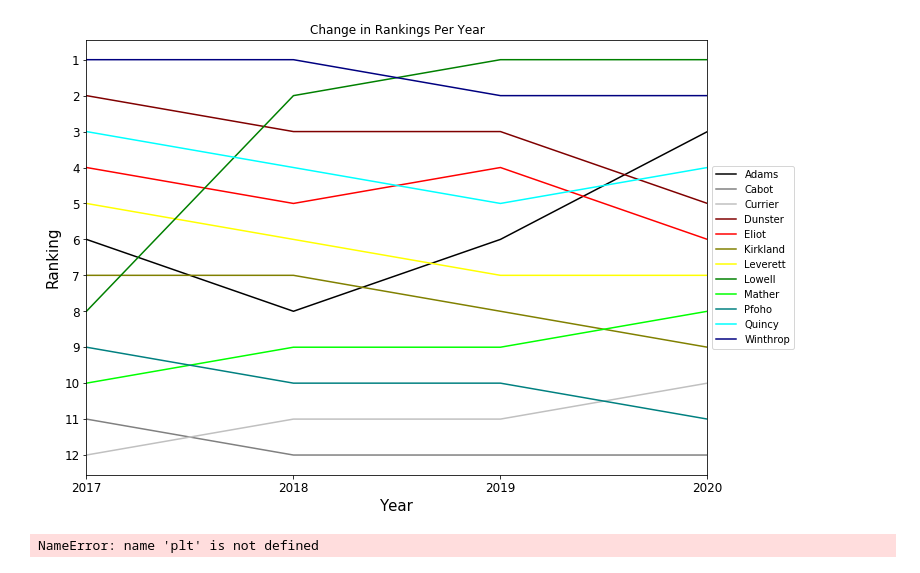
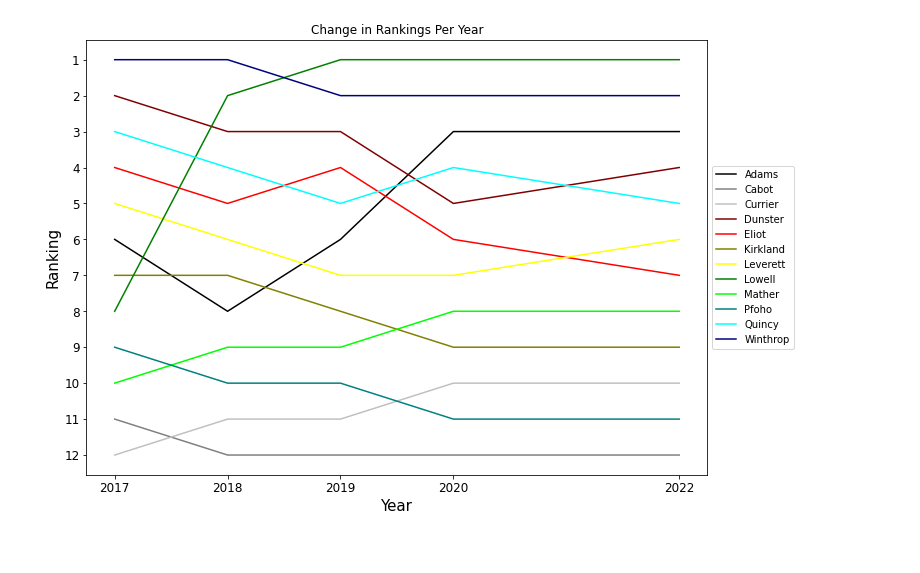
Before and after one commit to kushalc03/housingpreferences2022-23, a Jupyter notebook: RankingChanges.ipynb, the cells around one changed output. Drawn from its saved outputs; the diff is of its cells as text; code cells hidden in the pictures.

```diff
--- a/RankingChanges.ipynb
+++ b/RankingChanges.ipynb
@@ -14,32 +14,30 @@ ranks = pd.DataFrame(columns=['Adams',
                               'Pfoho',
                               'Quincy',
                               'Winthrop'],
-                     index=[2017, 2018, 2019, 2020])
+                     index=[2017, 2018, 2019, 2020, 2022])
 
-ranks['Adams'] = pd.Series({2017:6, 2018:8, 2019:6, 2020:3})
-ranks['Cabot'] = pd.Series({2017:11, 2018:12, 2019:12, 2020:12})
-ranks['Currier'] = pd.Series({2017:12, 2018:11, 2019:11, 2020:10})
-ranks['Dunster'] = pd.Series({2017:2, 2018:3, 2019:3, 2020:5})
-ranks['Eliot'] = pd.Series({2017:4, 2018:5, 2019:4, 2020:6})
-ranks['Kirkland'] = pd.Series({2017:7, 2018:7, 2019:8, 2020:9})
-ranks['Leverett'] = pd.Series({2017:5, 2018:6, 2019:7, 2020:7})
-ranks['Lowell'] = pd.Series({2017:8, 2018:2, 2019:1, 2020:1})
-ranks['Mather'] = pd.Series({2017:10, 2018:9, 2019:9, 2020:8})
-ranks['Pfoho'] = pd.Series({2017:9, 2018:10, 2019:10, 2020:11})
-ranks['Quincy'] = pd.Series({2017:3, 2018:4, 2019:5, 2020:4})
-ranks['Winthrop'] = pd.Series({2017:1, 2018:1, 2019:2, 2020:2})
+ranks['Adams'] = pd.Series({2017:6, 2018:8, 2019:6, 2020:3, 2022: 3})
+ranks['Cabot'] = pd.Series({2017:11, 2018:12, 2019:12, 2020:12, 2022: 12})
+ranks['Currier'] = pd.Series({2017:12, 2018:11, 2019:11, 2020:10, 2022: 10})
+ranks['Dunster'] = pd.Series({2017:2, 2018:3, 2019:3, 2020:5, 2022: 4})
+ranks['Eliot'] = pd.Series({2017:4, 2018:5, 2019:4, 2020:6, 2022: 7})
+ranks['Kirkland'] = pd.Series({2017:7, 2018:7, 2019:8, 2020:9, 2022: 9})
+ranks['Leverett'] = pd.Series({2017:5, 2018:6, 2019:7, 2020:7, 2022: 6})
+ranks['Lowell'] = pd.Series({2017:8, 2018:2, 2019:1, 2020:1, 2022: 1})
+ranks['Mather'] = pd.Series({2017:10, 2018:9, 2019:9, 2020:8, 2022: 8})
+ranks['Pfoho'] = pd.Series({2017:9, 2018:10, 2019:10, 2020:11, 2022: 11})
+ranks['Quincy'] = pd.Series({2017:3, 2018:4, 2019:5, 2020:4, 2022: 5})
+ranks['Winthrop'] = pd.Series({2017:1, 2018:1, 2019:2, 2020:2, 2022: 2})
 # %%
 ax = ranks.plot(title='Change in Rankings Per Year', fontsize=12, figsize=(15,8), color = ["#000000", "#808080","#C0C0C0","#800000","#FF0000","#808000","#FFFF00","#008000","#00FF00","#008080","#00FFFF","#000080",])
 ax.legend(loc='center left', bbox_to_anchor=(1.0, 0.5))
-ax.set_xticks([2017, 2018, 2019, 2020])
+ax.set_xticks([2017, 2018, 2019, 2020, 2022])
 ax.set_yticks([1,2,3,4,5,6,7,8,9,10,11,12])
 ax.set_xlabel("Year", fontsize=15)
 ax.set_ylabel("Ranking", fontsize=15)
 plt.gca().invert_yaxis()
 plt.subplots_adjust(right=0.7)
 # %% [output]
-[figure, old version]
+[figure, new version]
 # %%
 ax.get_figure().savefig('RankingChanges.png')
-# %% [output]
-NameError: name 'plt' is not defined
```
Also changed, not shown: 9 other files.
